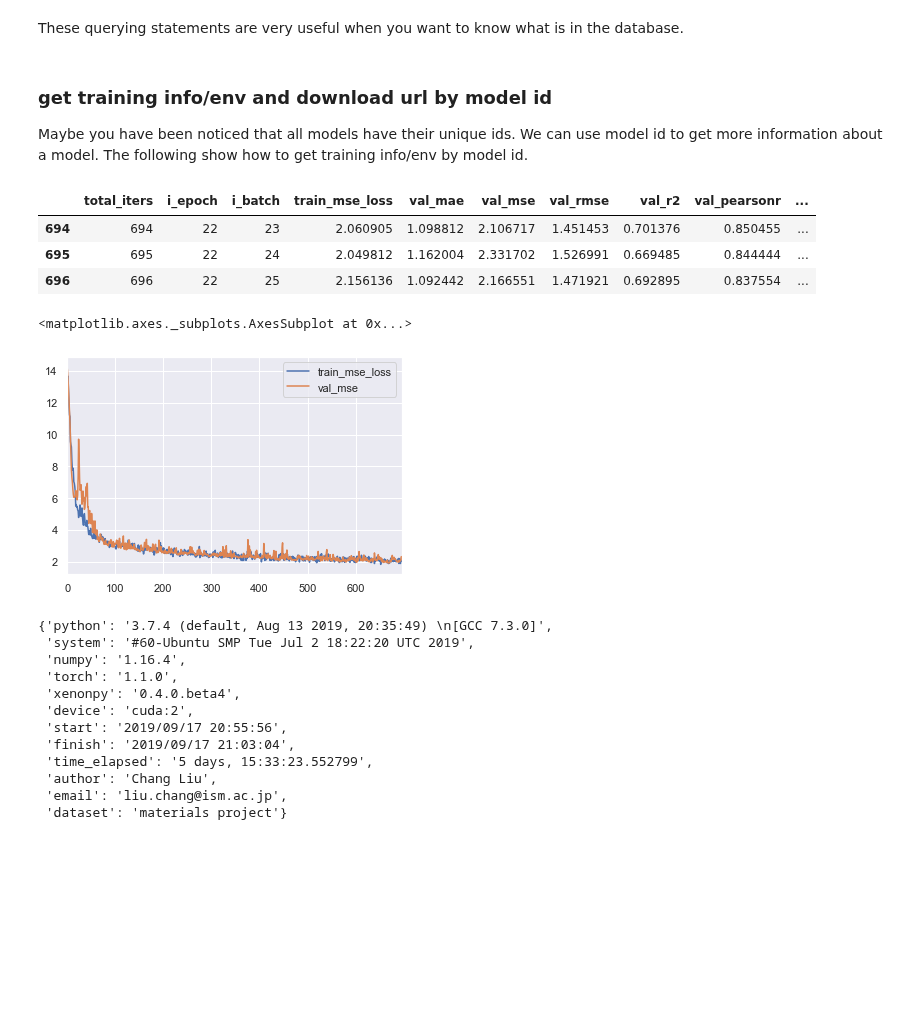
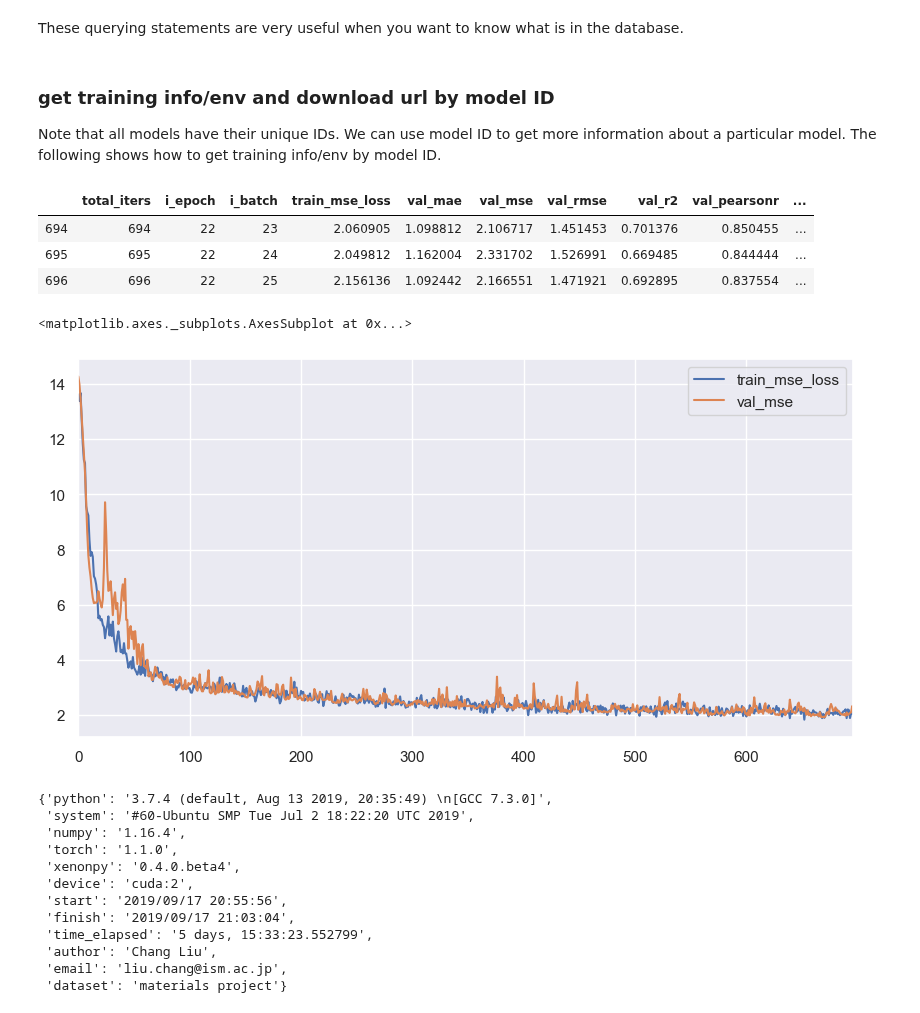
Before and after one commit to yoshida-lab/XenonPy, a Jupyter notebook: docs/source/tutorials/5-pre-trained_model_library.ipynb, the cells around one changed output. Drawn from its saved outputs; the diff is of its cells as text; code cells hidden in the pictures; blank space fills up the shorter version.

```diff
--- a/docs/source/tutorials/5-pre-trained_model_library.ipynb
+++ b/docs/source/tutorials/5-pre-trained_model_library.ipynb
@@ -235,20 +193,21 @@ mdl.get_property_detail('inorganic.crystal.efermi')()
 # %% [markdown]
 These querying statements are very useful when you want to know what is in the database.
 # %% [markdown]
-### get training info/env and download url by model id
+### get training info/env and download url by model ID
 
-Maybe you have been noticed that all models have their unique ids. We can use model id to get more information about a model. The following show how to get training info/env by model id.
+Note that all models have their unique IDs. We can use model ID to get more information about a particular model. The following shows how to get training info/env by model ID.
 # %%
 info = mdl.get_training_info(model_id=1234)()
+_, ax = plt.subplots(figsize=(10, 5), dpi=100)
 info.tail(3)
-info.plot(y=['train_mse_loss', 'val_mse'])
+info.plot(y=['train_mse_loss', 'val_mse'], ax=ax)
 # %% [output]
 |  | total_iters | i_epoch | i_batch | train_mse_loss | val_mae | val_mse | val_rmse | val_r2 | val_pearsonr | ... |
 | 694 | 694 | 22 | 23 | 2.060905 | 1.098812 | 2.106717 | 1.451453 | 0.701376 | 0.850455 | ... |
 | 695 | 695 | 22 | 24 | 2.049812 | 1.162004 | 2.331702 | 1.526991 | 0.669485 | 0.844444 | ... |
 | 696 | 696 | 22 | 25 | 2.156136 | 1.092442 | 2.166551 | 1.471921 | 0.692895 | 0.837554 | ... |
 <matplotlib.axes._subplots.AxesSubplot at 0x...>
-[figure, old version]
+[figure, new version]
 # %%
 mdl.get_training_env(model_id=1234)()
 # %% [output]
```
Also changed, not shown: parts of 37 cells of this notebook, 7 other files.
